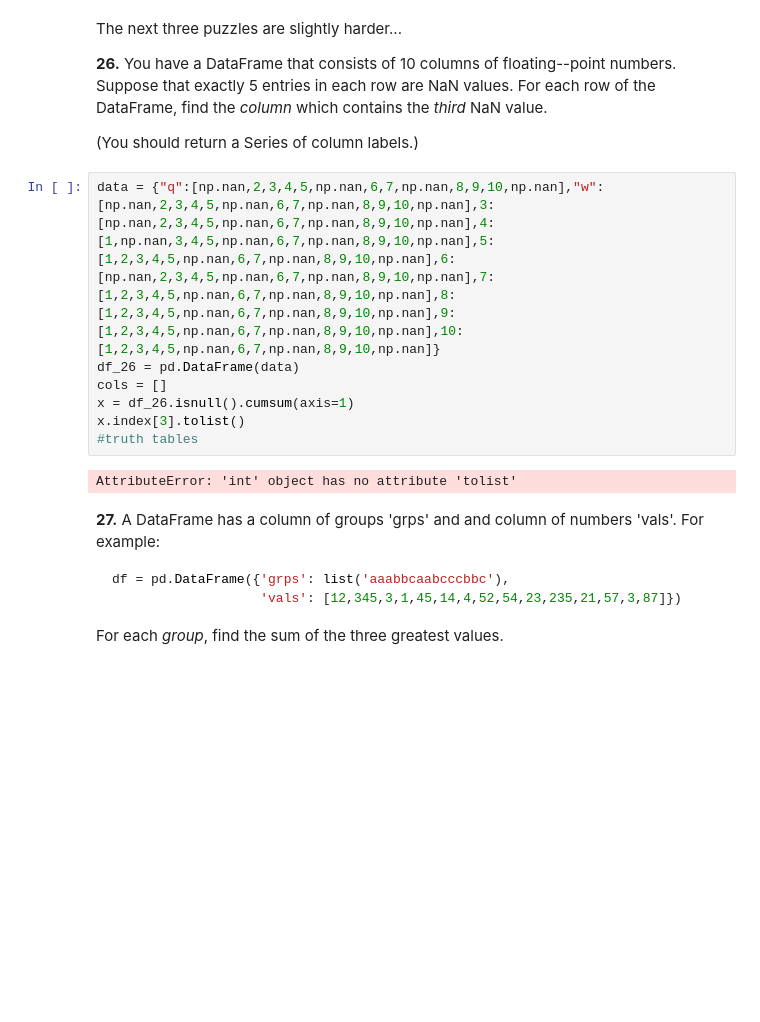
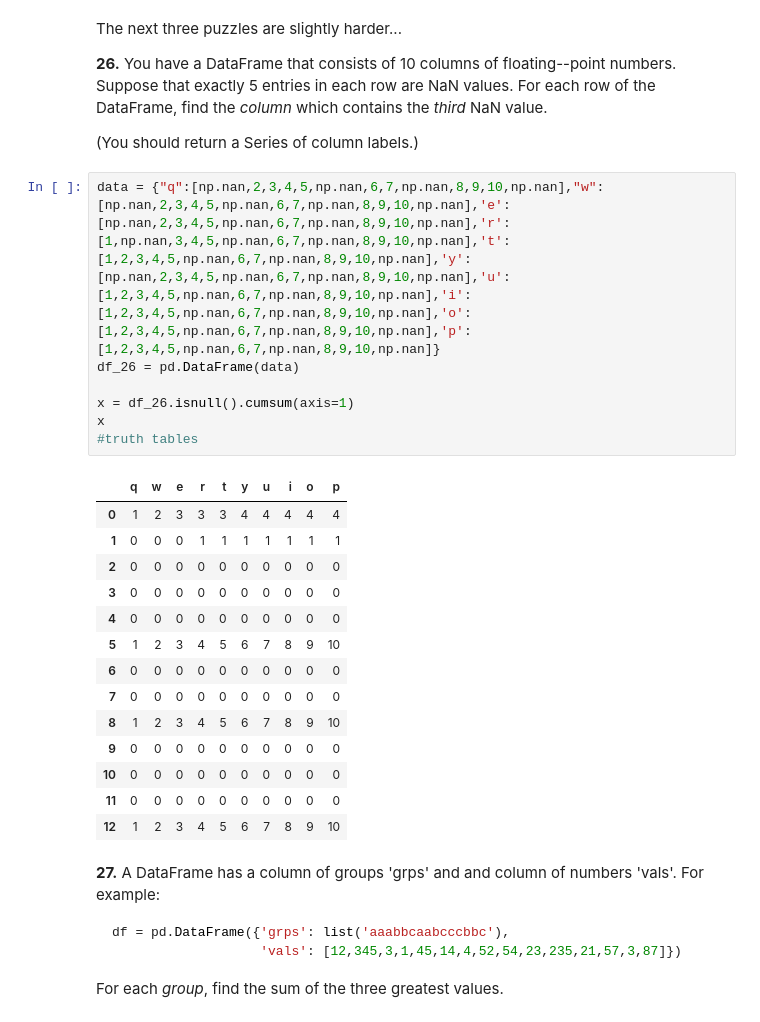
Before and after one commit to jobyid/StriveSchool, a Jupyter notebook: Week 2 /W2 D2/100-pandas-puzzles.ipynb, the cells around one changed output. Cells and saved outputs as stored; diff of their text form; blank space fills up the shorter version.

```diff
--- a/Week 2 /W2 D2/100-pandas-puzzles.ipynb
+++ b/Week 2 /W2 D2/100-pandas-puzzles.ipynb
@@ -390,14 +393,27 @@ The next three puzzles are slightly harder...
 
 (You should return a Series of column labels.)
 # %%
-data = {"q":[np.nan,2,3,4,5,np.nan,6,7,np.nan,8,9,10,np.nan],"w":[np.nan,2,3,4,5,np.nan,6,7,np.nan,8,9,10,np.nan],3:[np.nan,2,3,4,5,np.nan,6,7,np.nan,8,9,10,np.nan],4:[1,np.nan,3,4,5,np.nan,6,7,np.nan,8,9,10,np.nan],5:[1,2,3,4,5,np.nan,6,7,np.nan,8,9,10,np.nan],6:[np.nan,2,3,4,5,np.nan,6,7,np.nan,8,9,10,np.nan],7:[1,2,3,4,5,np.nan,6,7,np.nan,8,9,10,np.nan],8:[1,2,3,4,5,np.nan,6,7,np.nan,8,9,10,np.nan],9:[1,2,3,4,5,np.nan,6,7,np.nan,8,9,10,np.nan],10:[1,2,3,4,5,np.nan,6,7,np.nan,8,9,10,np.nan]}
+data = {"q":[np.nan,2,3,4,5,np.nan,6,7,np.nan,8,9,10,np.nan],"w":[np.nan,2,3,4,5,np.nan,6,7,np.nan,8,9,10,np.nan],'e':[np.nan,2,3,4,5,np.nan,6,7,np.nan,8,9,10,np.nan],'r':[1,np.nan,3,4,5,np.nan,6,7,np.nan,8,9,10,np.nan],'t':[1,2,3,4,5,np.nan,6,7,np.nan,8,9,10,np.nan],'y':[np.nan,2,3,4,5,np.nan,6,7,np.nan,8,9,10,np.nan],'u':[1,2,3,4,5,np.nan,6,7,np.nan,8,9,10,np.nan],'i':[1,2,3,4,5,np.nan,6,7,np.nan,8,9,10,np.nan],'o':[1,2,3,4,5,np.nan,6,7,np.nan,8,9,10,np.nan],'p':[1,2,3,4,5,np.nan,6,7,np.nan,8,9,10,np.nan]}
 df_26 = pd.DataFrame(data)
-cols = []
+
 x = df_26.isnull().cumsum(axis=1)
-x.index[3].tolist()
+x
 #truth tables
 # %% [output]
-AttributeError: 'int' object has no attribute 'tolist'
+|  | q | w | e | r | t | y | u | i | o | p |
+| 0 | 1 | 2 | 3 | 3 | 3 | 4 | 4 | 4 | 4 | 4 |
+| 1 | 0 | 0 | 0 | 1 | 1 | 1 | 1 | 1 | 1 | 1 |
+| 2 | 0 | 0 | 0 | 0 | 0 | 0 | 0 | 0 | 0 | 0 |
+| 3 | 0 | 0 | 0 | 0 | 0 | 0 | 0 | 0 | 0 | 0 |
+| 4 | 0 | 0 | 0 | 0 | 0 | 0 | 0 | 0 | 0 | 0 |
+| 5 | 1 | 2 | 3 | 4 | 5 | 6 | 7 | 8 | 9 | 10 |
+| 6 | 0 | 0 | 0 | 0 | 0 | 0 | 0 | 0 | 0 | 0 |
+| 7 | 0 | 0 | 0 | 0 | 0 | 0 | 0 | 0 | 0 | 0 |
+| 8 | 1 | 2 | 3 | 4 | 5 | 6 | 7 | 8 | 9 | 10 |
+| 9 | 0 | 0 | 0 | 0 | 0 | 0 | 0 | 0 | 0 | 0 |
+| 10 | 0 | 0 | 0 | 0 | 0 | 0 | 0 | 0 | 0 | 0 |
+| 11 | 0 | 0 | 0 | 0 | 0 | 0 | 0 | 0 | 0 | 0 |
+| 12 | 1 | 2 | 3 | 4 | 5 | 6 | 7 | 8 | 9 | 10 |
 # %% [markdown]
 **27.** A DataFrame has a column of groups 'grps' and and column of numbers 'vals'. For example:
 
```
Also changed, not shown: parts of 2 cells of this notebook.
